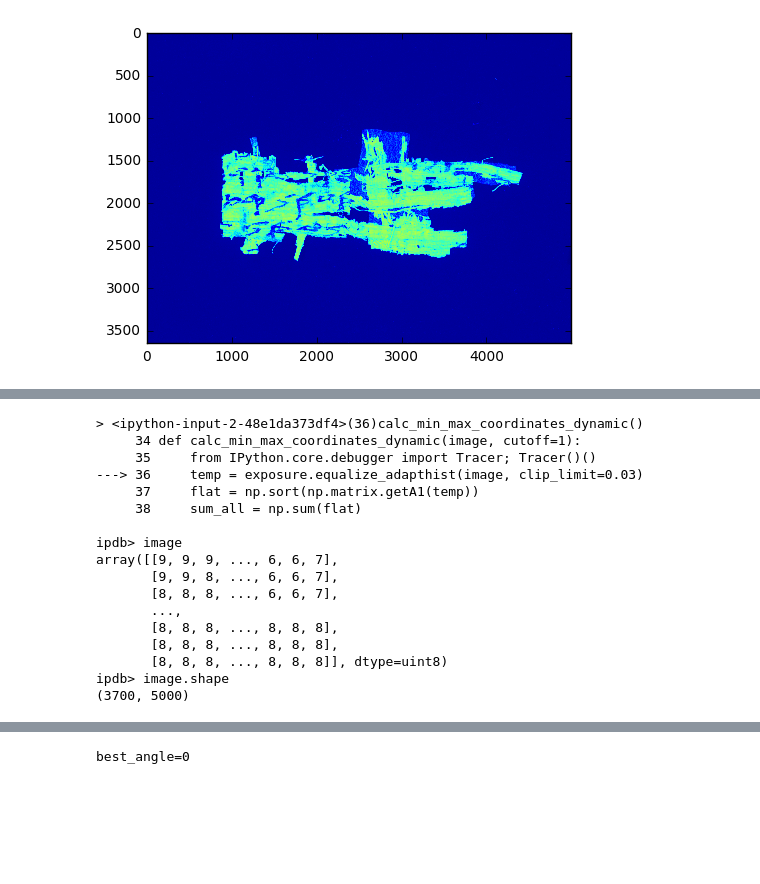
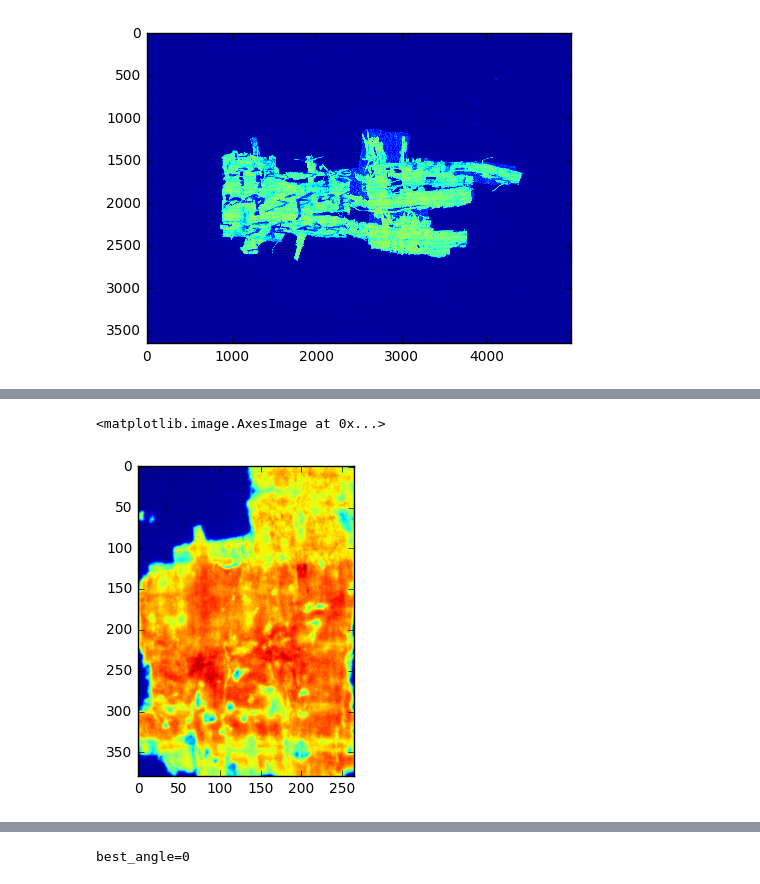
Before and after one commit to roy651/thesis, a Jupyter notebook: 3_PSD_and_filters.ipynb, the cells around one changed output, grey strips where cells are left out. Cells and saved outputs as stored; diff of their text form; code cells hidden in the pictures; blank space fills up the shorter version.

```diff
--- a/3_PSD_and_filters.ipynb
+++ b/3_PSD_and_filters.ipynb
@@ -83,7 +83,7 @@ def calc_min_max_coordinates(image, crop_val=50):
     return ymin, ymax, xmin, xmax
 
 def calc_min_max_coordinates_dynamic(image, cutoff=1):
-    from IPython.core.debugger import Tracer; Tracer()()
+    # from IPython.core.debugger import Tracer; Tracer()()
     temp = exposure.equalize_adapthist(image, clip_limit=0.03)
     flat = np.sort(np.matrix.getA1(temp))
     sum_all = np.sum(flat)
@@ -98,9 +98,9 @@ def calc_min_max_coordinates_dynamic(image, cutoff=1):
 
 
 def crop_full_scan(image):
-    temp = crop(image, 600, 4300, 1000, 6000)
-    ymin, ymax, xmin, xmax = calc_min_max_coordinates_dynamic(temp, cutoff=0.88)
-    temp = crop(image, 600+ymin, 600+ymax, 1000+xmin, 1000+xmax)
+    temp = crop(image, 700, 4300, 1000, 6000)
+    ymin, ymax, xmin, xmax = calc_min_max_coordinates_dynamic(temp, cutoff=0.98)
+    temp = crop(image, 700+ymin, 700+ymax, 1000+xmin, 1000+xmax)
     return temp
 
 def crop_thresholded(image):
@@ -115,6 +115,12 @@ def read_and_crop(image_name):
     else:
         f = urllib.request.urlopen("https://dl.dropboxusercontent.com/s/31b96942qdcn73k/" + image_name)
         image = img.imread(f, format='jpeg')
+
+    # Smart-crop the image to get rid of all the noise and redundant area
+    return crop_full_scan(image)
+
+def read_full_path_and_crop(image_name):
+    image = img.imread(image_name)
 
     # Smart-crop the image to get rid of all the noise and redundant area
     return crop_full_scan(image)
@@ -288,24 +294,10 @@ plt.imshow(temp)
 # %%
 # Read the blue wave-length image and show it
-blue = read_and_crop("P598-Fg009-R-C01-R01-D07012014-T124244-LR924__012.jpg")
+# blue = read_and_crop("P598-Fg009-R-C01-R01-D07012014-T124244-LR924__012.jpg")
+blue = read_full_path_and_crop("/Volumes/250GB/PAPYRI/P597/P597-Fg028-V/P597-Fg028-V-C01-R01-D30112014-T153511-ML924 _012.jpg")
 
 # Show the relevant image
 plt.imshow(blue)
 # %% [output]
-> <ipython-input-2-48e1da373df4>(36)calc_min_max_coordinates_dynamic()
-     34 def calc_min_max_coordinates_dynamic(image, cutoff=1):
-     35     from IPython.core.debugger import Tracer; Tracer()()
----> 36     temp = exposure.equalize_adapthist(image, clip_limit=0.03)
-     37     flat = np.sort(np.matrix.getA1(temp))
-     38     sum_all = np.sum(flat)
-
-ipdb> image
-array([[9, 9, 9, ..., 6, 6, 7],
-       [9, 9, 8, ..., 6, 6, 7],
-       [8, 8, 8, ..., 6, 6, 7],
-       ...,
-       [8, 8, 8, ..., 8, 8, 8],
-       [8, 8, 8, ..., 8, 8, 8],
-       [8, 8, 8, ..., 8, 8, 8]], dtype=uint8)
-ipdb> image.shape
-(3700, 5000)
+<matplotlib.image.AxesImage at 0x...>
+[figure, added]
```
Also changed, not shown: parts of 3 cells of this notebook, 7 other files.
